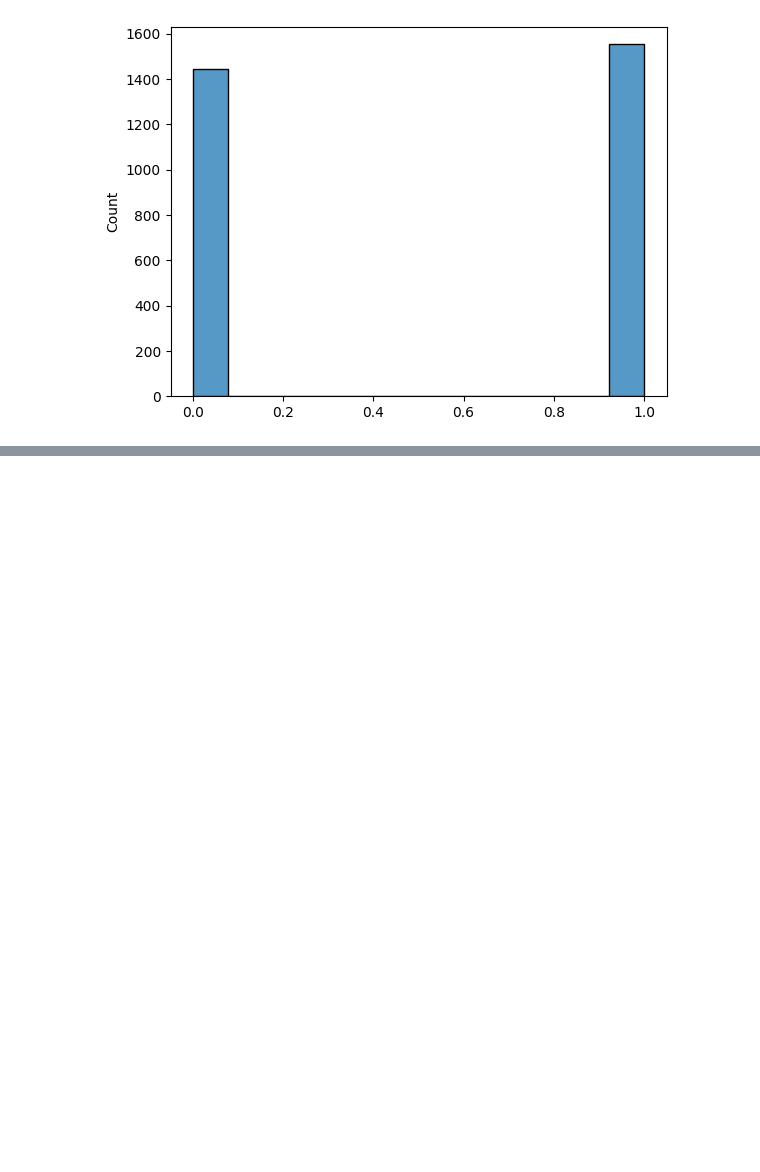
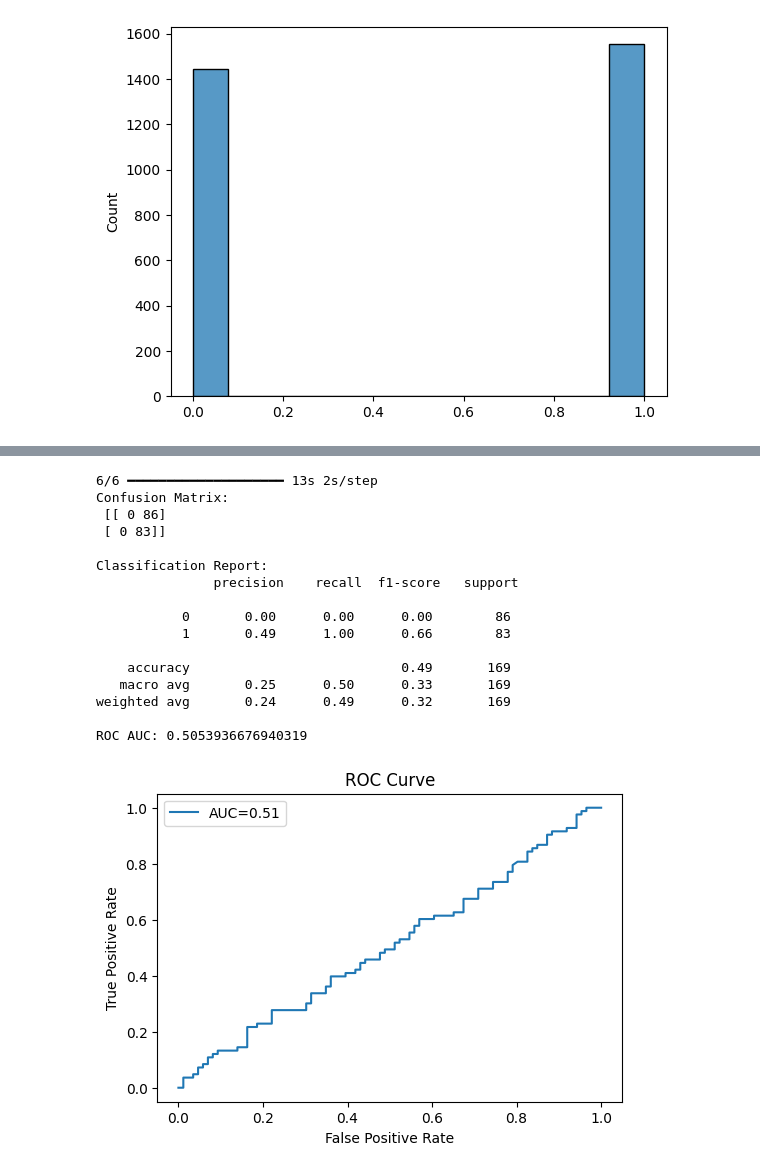
Before and after one commit to modelscave/Bone-Fracture, a Jupyter notebook: bone-fracture-detection.ipynb, the cells around one changed output, grey strips where cells are left out. Saved outputs shown, nothing was run; the diff lists cells and outputs as text; code cells hidden in the pictures; blank space fills up the shorter version.

```diff
--- a/bone-fracture-detection.ipynb
+++ b/bone-fracture-detection.ipynb
@@ -458,0 +535,40 @@ optimizer = tf.keras.optimizers.AdamW(learning_rate=1e-4)
+# %%
+# Predict on test set
+y_pred_probs = model.predict(test_images).flatten()
+y_pred = (y_pred_probs > 0.5).astype(int)
+
+# Confusion matrix
+from sklearn.metrics import confusion_matrix, classification_report, roc_auc_score, roc_curve
+import matplotlib.pyplot as plt
+
+print("Confusion Matrix:\n", confusion_matrix(test_labels, y_pred))
+print("\nClassification Report:\n", classification_report(test_labels, y_pred))
+print("ROC AUC:", roc_auc_score(test_labels, y_pred_probs))
+
+# ROC curve
+fpr, tpr, thresholds = roc_curve(test_labels, y_pred_probs)
+plt.figure(figsize=(6,4))
+plt.plot(fpr, tpr, label=f"AUC={roc_auc_score(test_labels, y_pred_probs):.2f}")
+plt.xlabel("False Positive Rate")
+plt.ylabel("True Positive Rate")
+plt.title("ROC Curve")
+plt.legend()
+plt.show()
+# %% [output]
+6/6 ━━━━━━━━━━━━━━━━━━━━ 13s 2s/step
+Confusion Matrix:
+ [[ 0 86]
+ [ 0 83]]
+
+Classification Report:
+               precision    recall  f1-score   support
+
+           0       0.00      0.00      0.00        86
+           1       0.49      1.00      0.66        83
+
+    accuracy                           0.49       169
+   macro avg       0.25      0.50      0.33       169
+weighted avg       0.24      0.49      0.32       169
+
+ROC AUC: 0.5053936676940319
+[figure, added]
```
Also changed, not shown: parts of 21 cells of this notebook.
